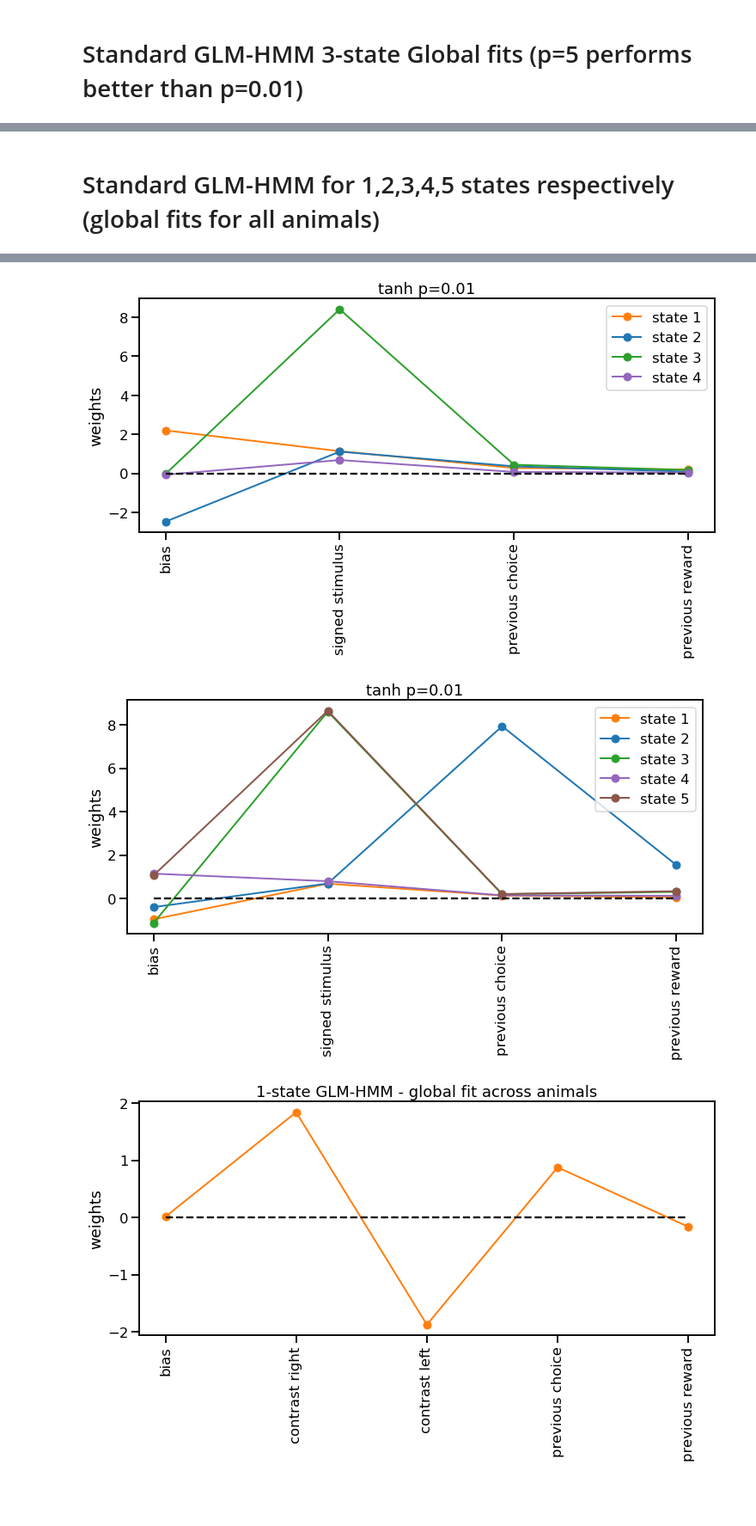
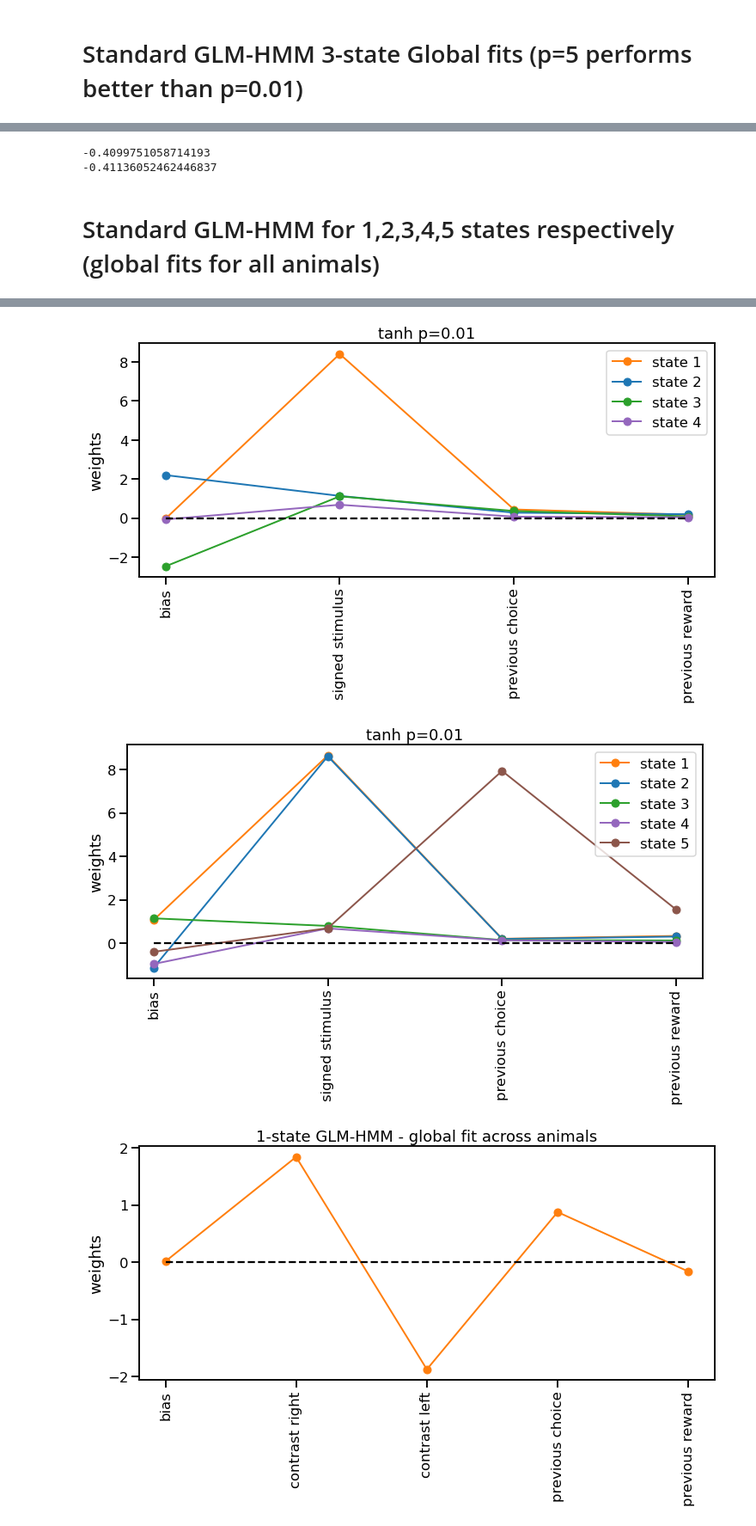
Before and after one commit to lenca56/dynamic_glmhmm, a Jupyter notebook: code/IBL_Fitting_and_Analysis.ipynb, the cells around one changed output, grey strips where cells are left out. Shown at 86% size. Drawn from its saved outputs; the diff is of its cells as text; code cells hidden in the pictures; blank space fills up the shorter version.

Commit message:
fitting partial GLMHMM with pTanh=0.01 for K=3,4,5 states

```diff
--- a/code/IBL_Fitting_and_Analysis.ipynb
+++ b/code/IBL_Fitting_and_Analysis.ipynb
@@ -272,3 +286,9 @@ FileNotFoundError: [Errno 2] No such file or directory: '../data_IBL/allAnimals_
+# %%
+print(np.mean(testLl_new))
+print(np.mean(testLl_old))
+# %% [output]
+-0.4099751058714193
+-0.41136052462446837
 # %% [markdown]
 # Standard GLM-HMM for 1,2,3,4,5 states respectively (global fits for all animals)
 # %%
@@ -279,9 +299,9 @@ inits = 25
 
 # for pTanh = 5
 # reorder state labels to have consistent meaning across models
-reorder = {(False, 2): [1,0], (True, 2): [1,0], (False, 3): [0,2,1], (True, 3): [2,0,1], (False, 4): [0,3,2,1], (True, 4): [2,0,1,3], (False, 5): [3,0,2,4,1], (True, 5): [4,3,0,2,1]}
-#inits_5_state = [[0,2,4,6,8,10,11,12,14,15,16,17,18,19,20,21,22,23], [0,1,2,3,4,5,6,7,8,9,10,11,12,13,14,15,16,17,18,19,20,21,22,23,24]]
-inits_5_state = [[0,1,2,3,4,8,10,13,14,15,16,17,19,20,21,22,23,24], list(range(25))]
+reorder = {(False, 2, 5): [1,0], (True, 2, 5): [1,0], (False, 3, 5): [0,2,1], (True, 3, 5): [2,0,1], (False, 4, 5): [0,3,2,1], (True, 4, 5): [2,0,1,3], (False, 5, 5): [3,0,2,4,1], (True, 5, 5): [4,3,0,2,1],
+           (False, 2, 0.01): [0,1], (True, 2, 0.01): [1,0], (False, 3, 0.01): [2,0,1], (True, 3, 0.01): [2,1,0], (False, 4, 0.01): [1,3,0,2], (True, 4, 0.01): [1,2,0,3], (False, 5, 0.01): [3,2,4,1,0], (True, 5, 0.01): [1,0,2,4,3]}
+inits_5_state = {(False, 5) : [0,2,4,6,8,10,11,12,14,15,16,17,18,19,20,21,22,23], (True, 5): [0,1,2,3,4,5,6,7,8,9,10,11,12,13,14,15,16,17,18,19,20,21,22,23,24], (False, 0.01) : [0,1,2,3,4,8,10,13,14,15,16,17,19,20,21,22,23,24], (True, 0.01):list(range(25))}
 for signedStimulus in [False, True]:
     for K in [1,2,3,4,5]:
         if K==1:
@@ -298,7 +318,7 @@ for signedStimulus in [False, True]:
             np.savez(f'../data_IBL/all_animals/Best_allAnimals_standardGLMHMM_{K}-state_pTanh={pTanh}_signedStimulus={signedStimulus}', P=data['P'], pi=data['pi'], W=data['W'])
 
         elif K in [2,3,4]:
-            order = reorder.get((signedStimulus, K))
+            order = reorder.get((signedStimulus, K, pTanh))
 
             # finding best initialization
             Ll_temp = []
@@ -323,11 +343,12 @@ for signedStimulus in [False, True]:
             np.savez(f'../data_IBL/all_animals/Best_allAnimals_standardGLMHMM_{K}-state_pTanh={pTanh}_signedStimulus={signedStimulus}', P=P_best, pi=data_best['pi'], W=W_best)
 
         elif K==5:
-            order = reorder.get((signedStimulus, K))
+            order = reorder.get((signedStimulus, K, pTanh))
+            init_5 = inits_5_state.get((signedStimulus, pTanh))
 
             # finding best initialization
             Ll_temp = {}
-            for init in inits_5_state[signedStimulus]:
+            for init in init_5:
                 data = np.load(f'../data_IBL/all_animals/allAnimals_standardGLMHMM_{K}-state_pTanh={pTanh}_init={init}_signedStimulus={signedStimulus}.npz')
                 Ll_temp[init] = data['trainLl']
 
@@ -358,5 +379,5 @@ for signedStimulus in [False, True]:
-[figure, old version]
+[figure, new version]
-[figure, old version]
+[figure, new version]
 # %%
 # plotting best fit parameters for standard GLM-HMM across all animals
 
```
Also changed, not shown: parts of 4 cells of this notebook, 5 other files.
